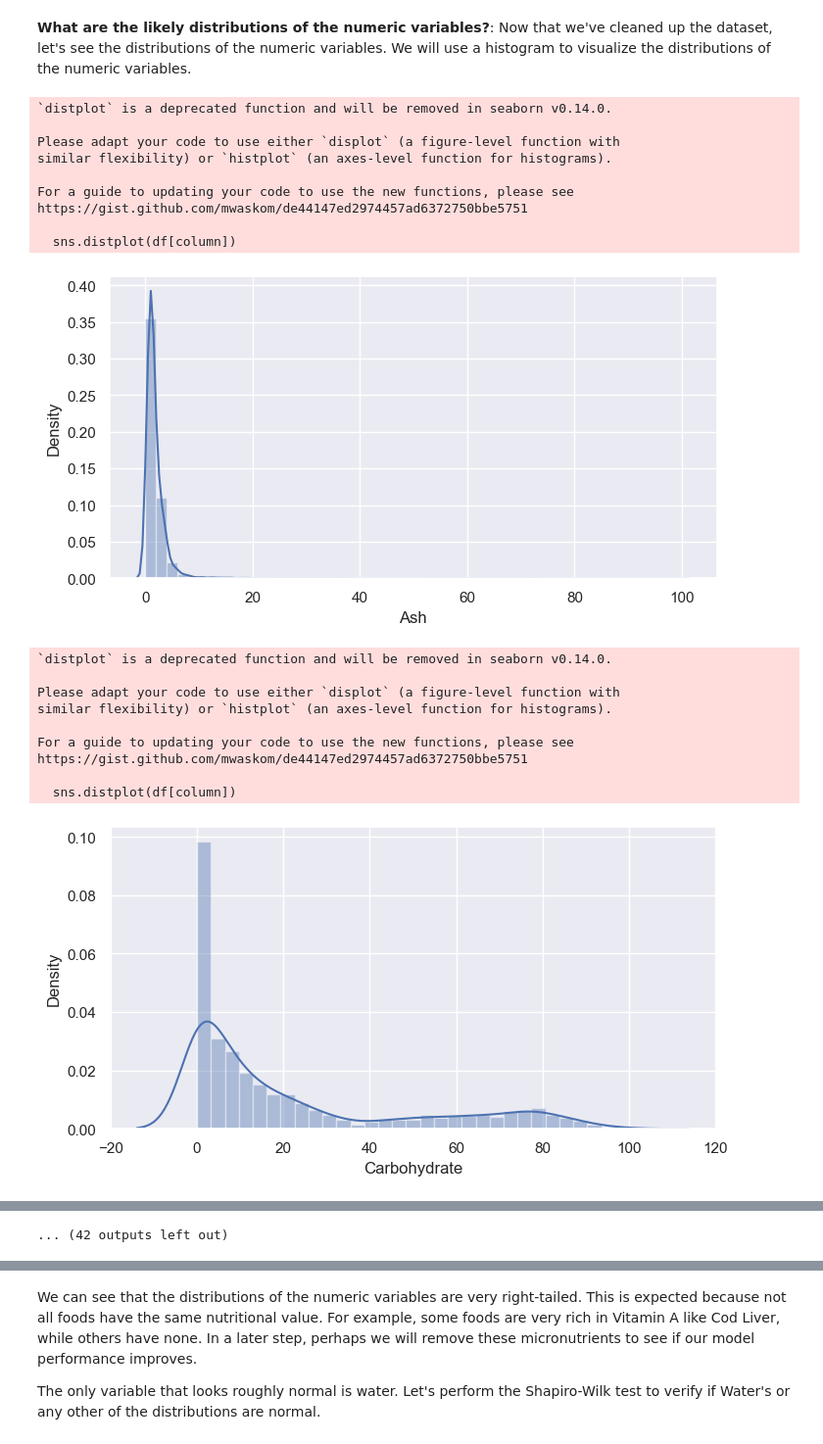
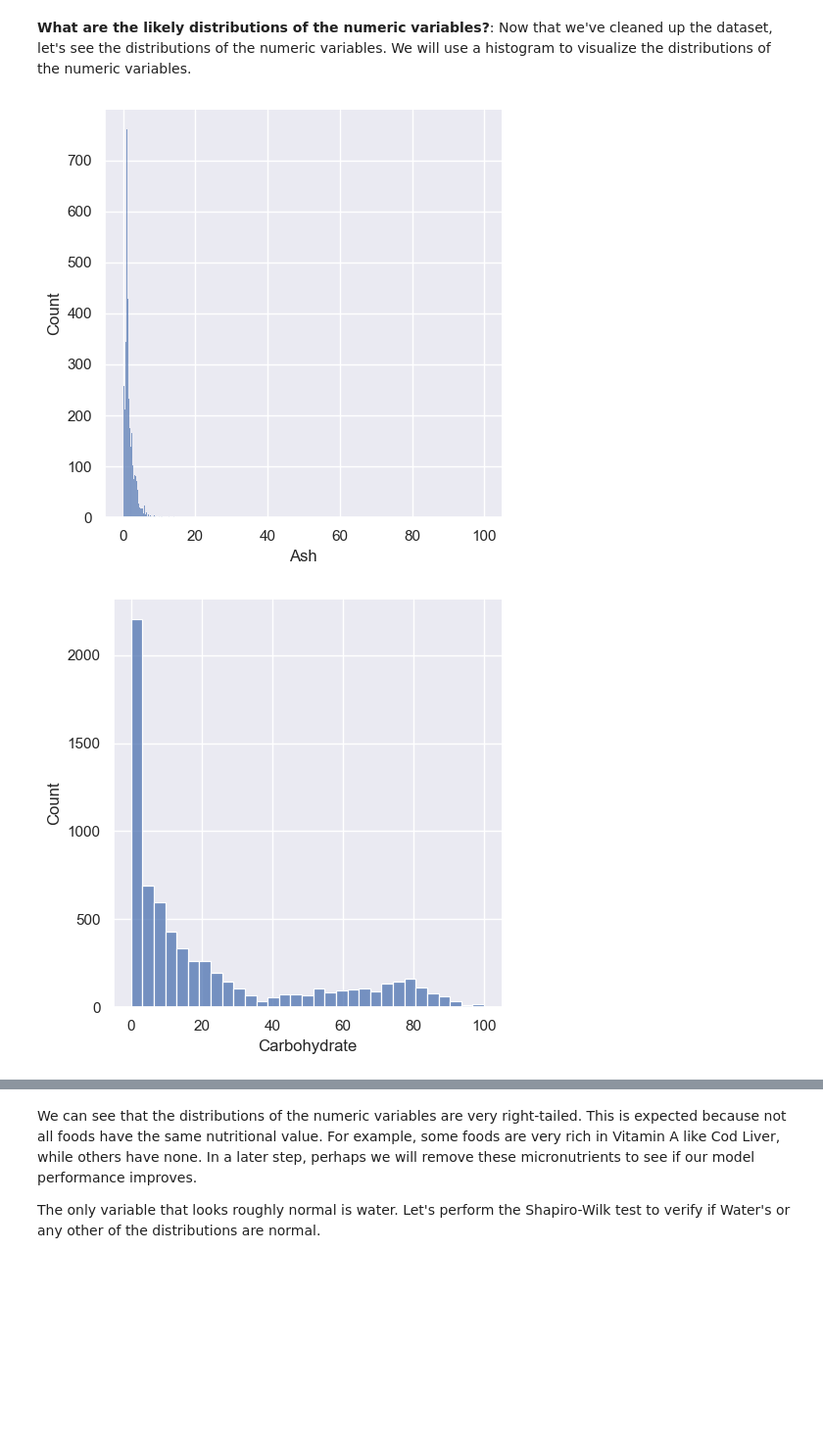
Before and after one commit to vishnuraosharma/exploratory-data-analysis, a Jupyter notebook: Nutrition /ML_Data_Cleaning_and_Feature_Selection_Food_Nutrition.ipynb, the cells around one changed output, grey strips where cells are left out. Shown at 98% size. Drawn from its saved outputs; the diff is of its cells as text; code cells hidden in the pictures; blank space fills up the shorter version.

```diff
--- a/Nutrition /ML_Data_Cleaning_and_Feature_Selection_Food_Nutrition.ipynb
+++ b/Nutrition /ML_Data_Cleaning_and_Feature_Selection_Food_Nutrition.ipynb
@@ -89,6 +97,6 @@ Because *2nd Household Weight* and *1st Household Weight* are the same measure e
 # %%
 # Drop 'Household Weight Description' columns
-df.drop(['Household Weights.2nd Household Weight Description', 'Household Weights.2nd Household Weight'], axis=1, inplace=True)
+df.drop(['Household Weights.2nd Household Weight Description', 'Household Weights.2nd Household Weight','Household Weights.1st Household Weight Description'], axis=1, inplace=True)
 # %% [markdown]
 Despite having only non-null values, both categorical and numeric attributes of this dataset have a few "placeholder" values. Let's quantify these.
 # %%
@@ -219,30 +227,12 @@ dtype: float64
 # %%
 # Add the numeric columns excluding Nutrient Data Bank Number to a list
 numeric_cols = df.select_dtypes(include=['float64', 'int64']).drop(['Nutrient Data Bank Number'], axis=1)
 
 #create a histogram for each numeric column
 for column in numeric_cols.columns:
     sns.set(rc={"figure.figsize": (8, 4)});
-    sns.distplot(df[column])
+    sns.displot(df[column])
     plt.show()
 # %% [output]
-`distplot` is a deprecated function and will be removed in seaborn v0.14.0.
-
-Please adapt your code to use either `displot` (a figure-level function with
-similar flexibility) or `histplot` (an axes-level function for histograms).
-
-For a guide to updating your code to use the new functions, please see
-https://gist.github.com/mwaskom/de44147ed2974457ad6372750bbe5751
-
-  sns.distplot(df[column])
-[figure, old version]
+[figure, new version]
-`distplot` is a deprecated function and will be removed in seaborn v0.14.0.
-
-Please adapt your code to use either `displot` (a figure-level function with
-similar flexibility) or `histplot` (an axes-level function for histograms).
-
-For a guide to updating your code to use the new functions, please see
-https://gist.github.com/mwaskom/de44147ed2974457ad6372750bbe5751
-
-  sns.distplot(df[column])
-[figure, old version]
+[figure, new version]
@@ -289 +242,0 @@ https://gist.github.com/mwaskom/de44147ed2974457ad6372750bbe5751
-... (42 outputs left out)
```
Also changed, not shown: parts of 33 cells of this notebook.
